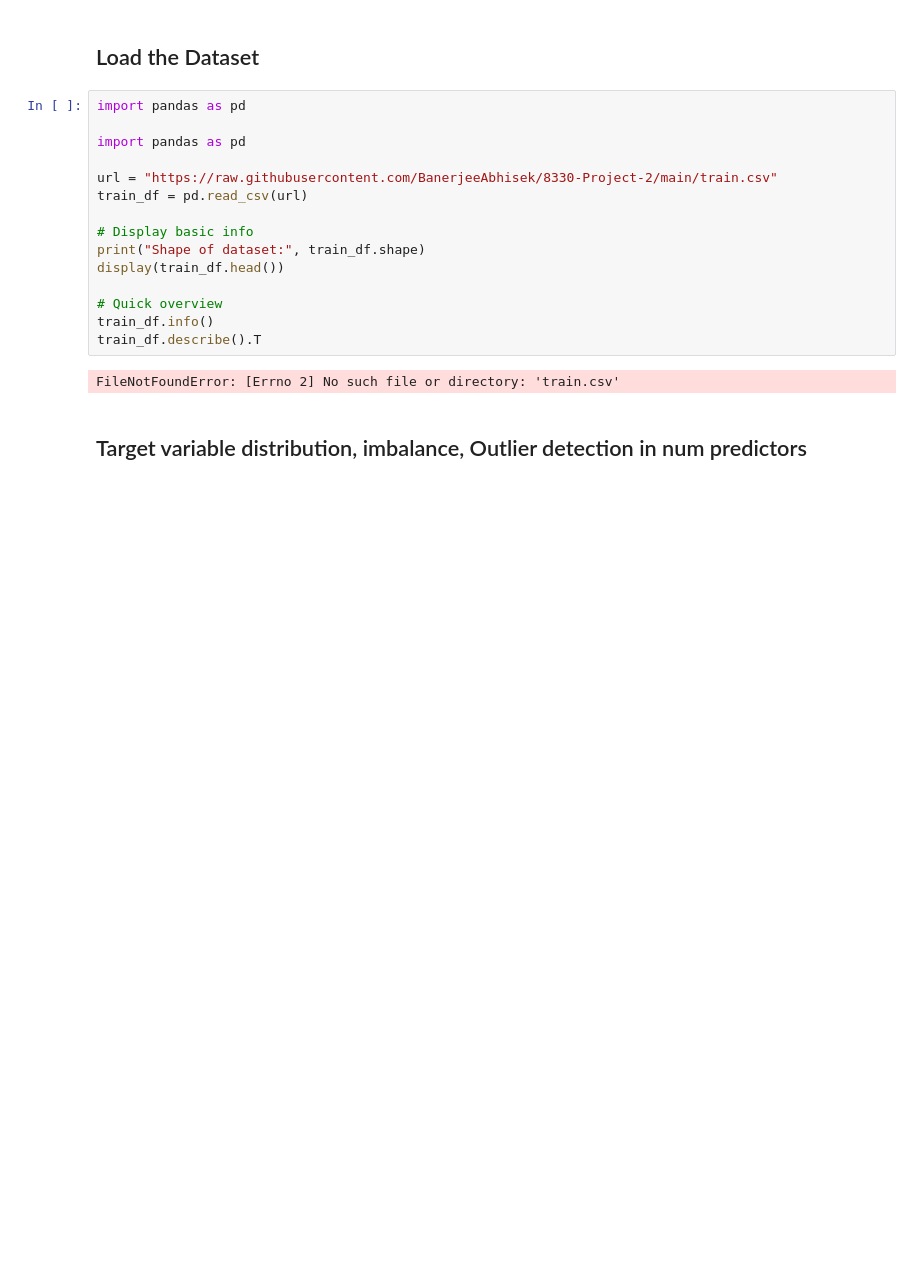
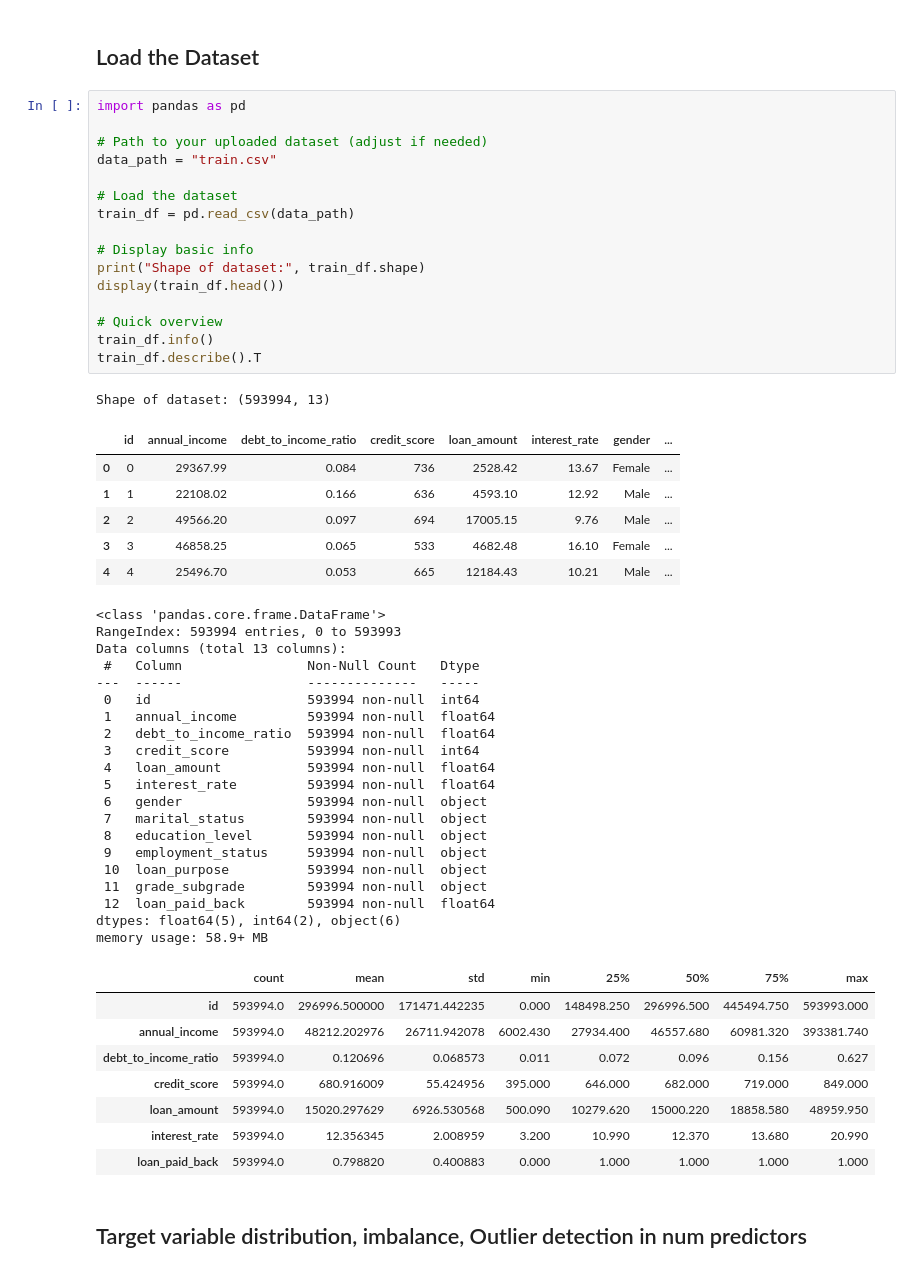
Before and after one commit to BanerjeeAbhisek/8330-Project-2, a Jupyter notebook: Project2Abhisek.ipynb, the cells around one changed output. Drawn from its saved outputs; the diff is of its cells as text; blank space fills up the shorter version.

```diff
--- a/Project2Abhisek.ipynb
+++ b/Project2Abhisek.ipynb
@@ -3,20 +3,55 @@
 # %%
 import pandas as pd
 
-import pandas as pd
+# Path to your uploaded dataset (adjust if needed)
+data_path = "train.csv"
 
-url = "https://raw.githubusercontent.com/BanerjeeAbhisek/8330-Project-2/main/train.csv"
-train_df = pd.read_csv(url)
+# Load the dataset
+train_df = pd.read_csv(data_path)
 
 # Display basic info
 print("Shape of dataset:", train_df.shape)
 display(train_df.head())
 
 # Quick overview
 train_df.info()
 train_df.describe().T
 # %% [output]
-FileNotFoundError: [Errno 2] No such file or directory: 'train.csv'
+Shape of dataset: (593994, 13)
+|  | id | annual_income | debt_to_income_ratio | credit_score | loan_amount | interest_rate | gender | ... |
+| 0 | 0 | 29367.99 | 0.084 | 736 | 2528.42 | 13.67 | Female | ... |
+| 1 | 1 | 22108.02 | 0.166 | 636 | 4593.10 | 12.92 | Male | ... |
+| 2 | 2 | 49566.20 | 0.097 | 694 | 17005.15 | 9.76 | Male | ... |
+| 3 | 3 | 46858.25 | 0.065 | 533 | 4682.48 | 16.10 | Female | ... |
+| 4 | 4 | 25496.70 | 0.053 | 665 | 12184.43 | 10.21 | Male | ... |
+<class 'pandas.core.frame.DataFrame'>
+RangeIndex: 593994 entries, 0 to 593993
+Data columns (total 13 columns):
+ #   Column                Non-Null Count   Dtype
+---  ------                --------------   -----
+ 0   id                    593994 non-null  int64
+ 1   annual_income         593994 non-null  float64
+ 2   debt_to_income_ratio  593994 non-null  float64
+ 3   credit_score          593994 non-null  int64
+ 4   loan_amount           593994 non-null  float64
+ 5   interest_rate         593994 non-null  float64
+ 6   gender                593994 non-null  object
+ 7   marital_status        593994 non-null  object
+ 8   education_level       593994 non-null  object
+ 9   employment_status     593994 non-null  object
+ 10  loan_purpose          593994 non-null  object
+ 11  grade_subgrade        593994 non-null  object
+ 12  loan_paid_back        593994 non-null  float64
+dtypes: float64(5), int64(2), object(6)
+memory usage: 58.9+ MB
+|  | count | mean | std | min | 25% | 50% | 75% | max |
+| id | 593994.0 | 296996.500000 | 171471.442235 | 0.000 | 148498.250 | 296996.500 | 445494.750 | 593993.000 |
+| annual_income | 593994.0 | 48212.202976 | 26711.942078 | 6002.430 | 27934.400 | 46557.680 | 60981.320 | 393381.740 |
+| debt_to_income_ratio | 593994.0 | 0.120696 | 0.068573 | 0.011 | 0.072 | 0.096 | 0.156 | 0.627 |
+| credit_score | 593994.0 | 680.916009 | 55.424956 | 395.000 | 646.000 | 682.000 | 719.000 | 849.000 |
+| loan_amount | 593994.0 | 15020.297629 | 6926.530568 | 500.090 | 10279.620 | 15000.220 | 18858.580 | 48959.950 |
+| interest_rate | 593994.0 | 12.356345 | 2.008959 | 3.200 | 10.990 | 12.370 | 13.680 | 20.990 |
+| loan_paid_back | 593994.0 | 0.798820 | 0.400883 | 0.000 | 1.000 | 1.000 | 1.000 | 1.000 |
 # %% [markdown]
 ## Target variable distribution, imbalance, Outlier detection in num predictors
 # %%
```
Also changed, not shown: parts of 12 cells of this notebook.
